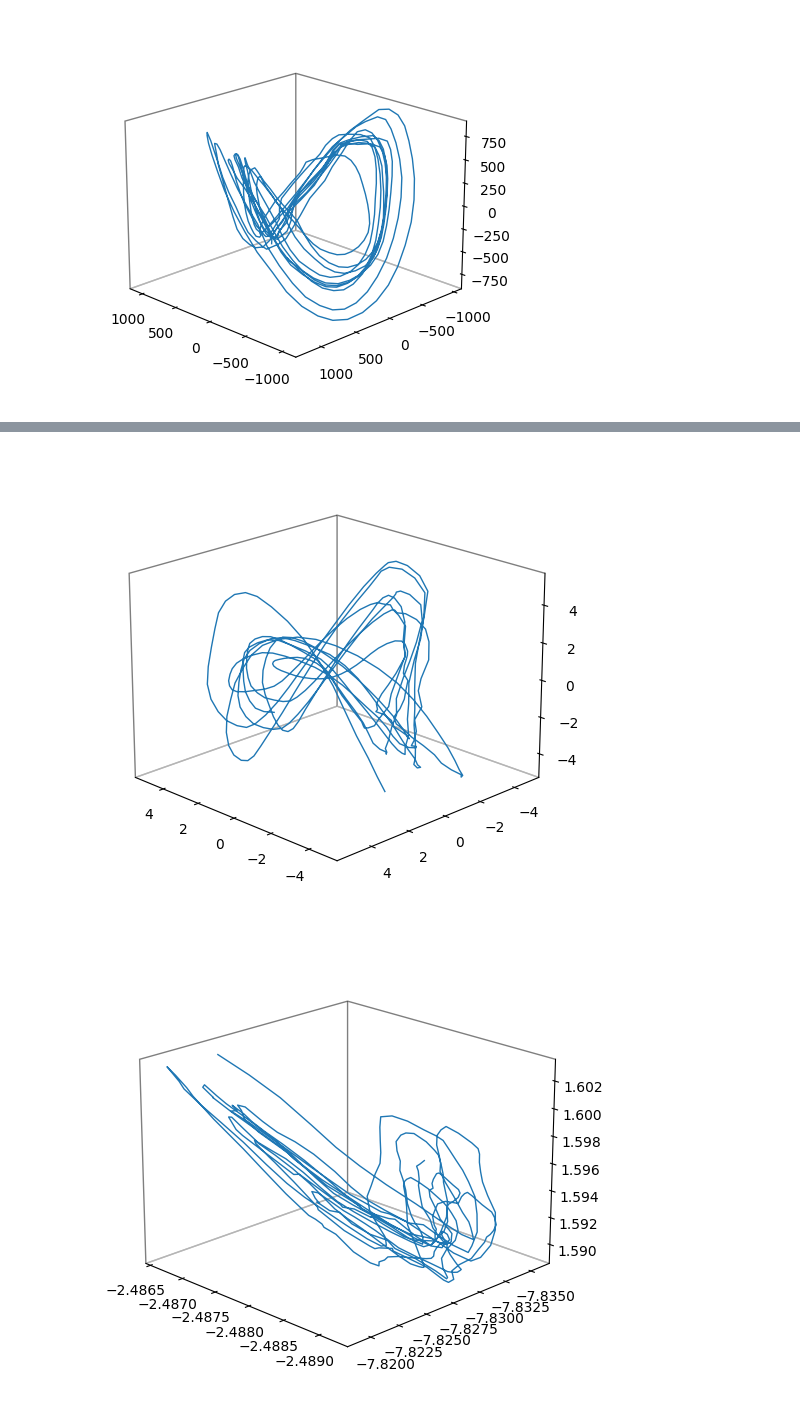
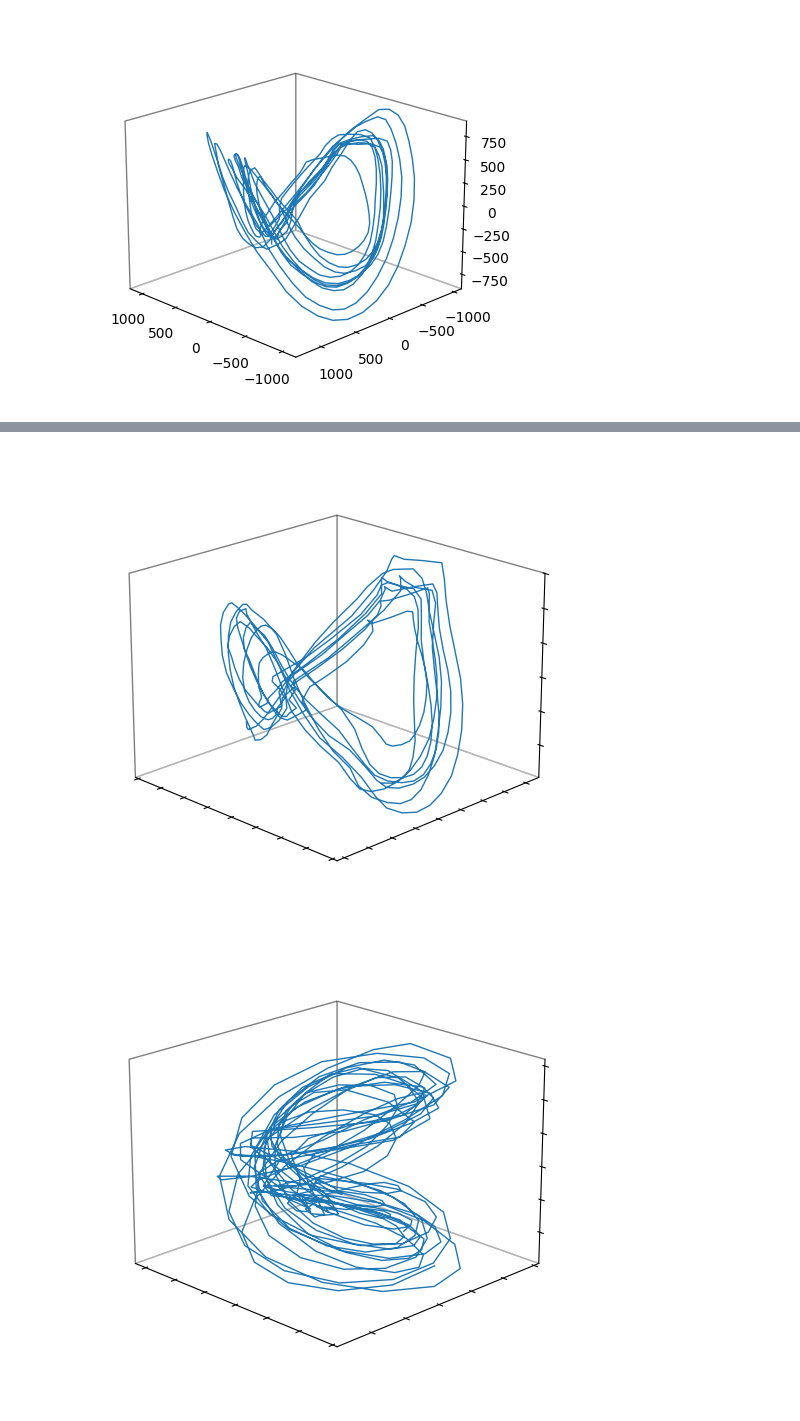
Before and after one commit to Denis-Tihonov/ts-phase-space-approx, a Jupyter notebook: notebook/2_multilinear_model_incomplete_data.ipynb, the cells around one changed output, grey strips where cells are left out. Saved outputs shown, nothing was run; the diff lists cells and outputs as text; code cells hidden in the pictures.

```diff
--- a/notebook/2_multilinear_model_incomplete_data.ipynb
+++ b/notebook/2_multilinear_model_incomplete_data.ipynb
@@ -535,34 +531,38 @@ for p in range(4,11):
+# %%
+plt.rcParams['xtick.labelbottom'] = False
+plt.rcParams['ytick.labelleft'] = False
 # %%
 n_ts_train = 5
 p = 3
 nlags = 50
 
 list_ts_train = list_ts[:n_ts_train]
 theta_all_train = theta_all[:n_ts_train,:]
 
 theta_all_test = theta_all[n_ts_train:,:]
 list_ts_test = list_ts[n_ts_train:]
 
 union_model = UnionDynamicRegression(nlags,p).fit(list_ts_train, theta_all_train)
+near_model = NearDynamicRegression( nlags, p).fit(list_ts_train, theta_all_train)
 model = MultilinearDynamicRegression(nlags,p).fit(list_ts_train, theta_all_train)
 
 # i = 6
-i = 5
+i = 6
 ts_i, theta_i = list_ts_test[i], theta_all_test[i]
 
 X_true = delay_embedding_matrix(ts_i, nlags)
 
 tmp_model = PCA(model.params()['p']).fit(X_true)
 
 S_true = tmp_model.transform(delay_embedding_matrix(ts_i, nlags))
-# S_near =  model.transform(ts_i, theta_i, flg_near_model=True)
+S_near =  near_model.transform(ts_i, theta_i)
 S_union =  union_model.transform(ts_i, theta_i)
 S_suggest = model.transform(ts_i, theta_i)
 
-_ = plot_phase_trajectory(phase_trajectory=S_true[300:700,:3], path='./../figure/fg_S_true.png')
-# _ = plot_phase_trajectory(phase_trajectory=S_near[300:700,:3], path='./../figure/fg_S_near.png')
-_ = plot_phase_trajectory(phase_trajectory=S_union[300:700,:3], path='./../figure/fg_S_union.png')
-_ = plot_phase_trajectory(phase_trajectory=S_suggest[300:700,:3], path='./../figure/fg_S_suggest.png')
+_ = plot_phase_trajectory(phase_trajectory=S_true[300:700,:3], path='./../figure/fg_poli_S_true.png')
+_ = plot_phase_trajectory(phase_trajectory=S_near[300:700,:3], path='./../figure/fg_poli_S_near.png')
+_ = plot_phase_trajectory(phase_trajectory=S_union[300:700,:3], path='./../figure/fg_poli_S_union.png')
+_ = plot_phase_trajectory(phase_trajectory=S_suggest[300:700,:3], path='./../figure/fg_poli_S_suggest.png')
 # %% [output]
-[figure, old version]
+[figure, new version]
-[figure, old version]
+[figure, new version]
```
Also changed, not shown: parts of 4 cells of this notebook, 5 other files.
